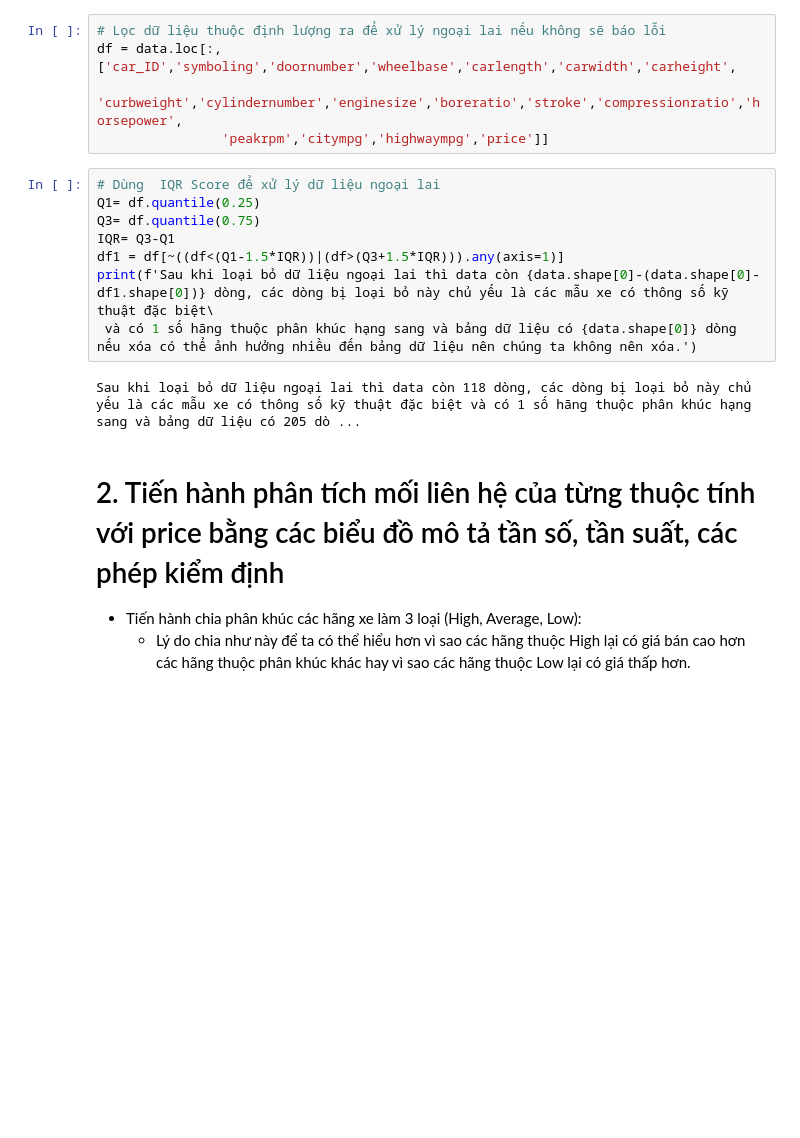
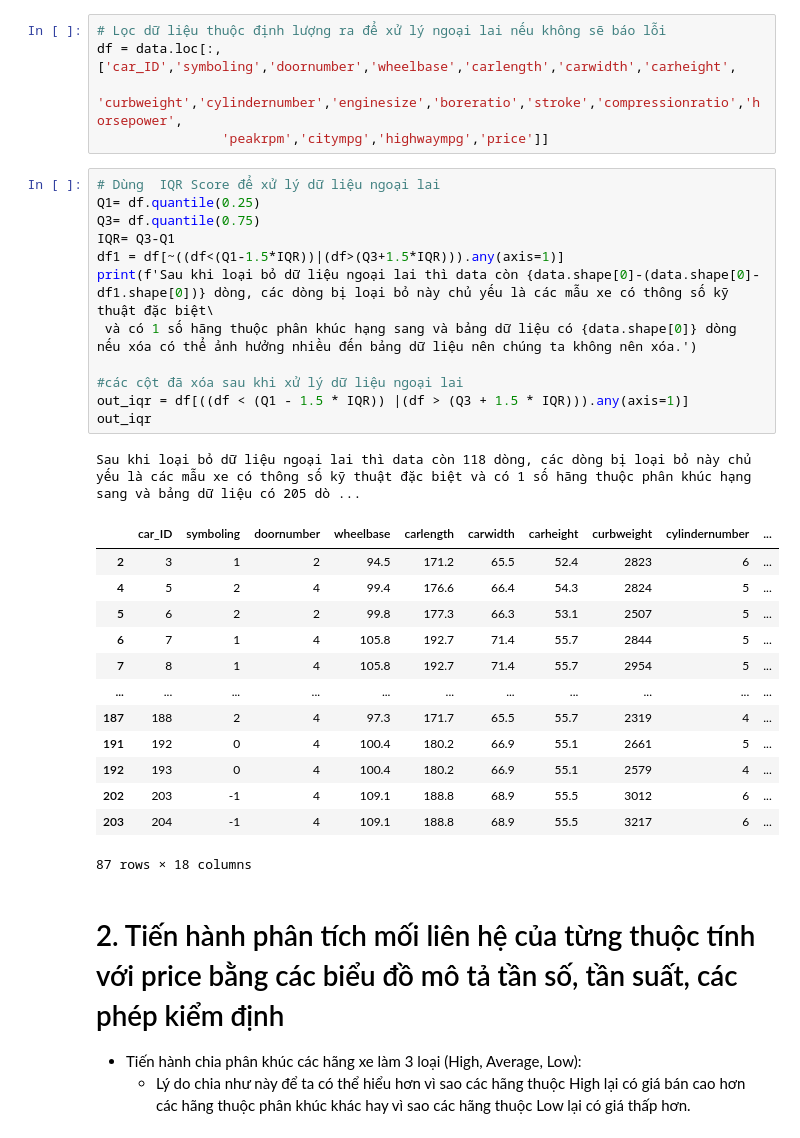
Before and after one commit to TVVY/Bai-Tap-DA-Tren-Leanr, a Jupyter notebook: Case Study/Case Study Tạ Văn Vỹ.ipynb, the cells around one changed output. Cells and saved outputs as stored; diff of their text form; blank space fills up the shorter version.

```diff
--- a/Case Study/Case Study Tạ Văn Vỹ.ipynb
+++ b/Case Study/Case Study Tạ Văn Vỹ.ipynb
@@ -196,13 +196,30 @@ df = data.loc[:,['car_ID','symboling','doornumber','wheelbase','carlength','carw
 # %%
 # Dùng  IQR Score để xử lý dữ liệu ngoại lai
 Q1= df.quantile(0.25)
 Q3= df.quantile(0.75)
 IQR= Q3-Q1
 df1 = df[~((df<(Q1-1.5*IQR))|(df>(Q3+1.5*IQR))).any(axis=1)]
 print(f'Sau khi loại bỏ dữ liệu ngoại lai thì data còn {data.shape[0]-(data.shape[0]-df1.shape[0])} dòng, các dòng bị loại bỏ này chủ yếu là các mẫu xe có thông số kỹ thuật đặc biệt\
  và có 1 số hãng thuộc phân khúc hạng sang và bảng dữ liệu có {data.shape[0]} dòng nếu xóa có thể ảnh hưởng nhiều đến bảng dữ liệu nên chúng ta không nên xóa.')
+
+#các cột đã xóa sau khi xử lý dữ liệu ngoại lai
+out_iqr = df[((df < (Q1 - 1.5 * IQR)) |(df > (Q3 + 1.5 * IQR))).any(axis=1)]
+out_iqr
 # %% [output]
 Sau khi loại bỏ dữ liệu ngoại lai thì data còn 118 dòng, các dòng bị loại bỏ này chủ yếu là các mẫu xe có thông số kỹ thuật đặc biệt và có 1 số hãng thuộc phân khúc hạng sang và bảng dữ liệu có 205 dò ...
+|  | car_ID | symboling | doornumber | wheelbase | carlength | carwidth | carheight | curbweight | cylindernumber | ... |
+| 2 | 3 | 1 | 2 | 94.5 | 171.2 | 65.5 | 52.4 | 2823 | 6 | ... |
+| 4 | 5 | 2 | 4 | 99.4 | 176.6 | 66.4 | 54.3 | 2824 | 5 | ... |
+| 5 | 6 | 2 | 2 | 99.8 | 177.3 | 66.3 | 53.1 | 2507 | 5 | ... |
+| 6 | 7 | 1 | 4 | 105.8 | 192.7 | 71.4 | 55.7 | 2844 | 5 | ... |
+| 7 | 8 | 1 | 4 | 105.8 | 192.7 | 71.4 | 55.7 | 2954 | 5 | ... |
+| ... | ... | ... | ... | ... | ... | ... | ... | ... | ... | ... |
+| 187 | 188 | 2 | 4 | 97.3 | 171.7 | 65.5 | 55.7 | 2319 | 4 | ... |
+| 191 | 192 | 0 | 4 | 100.4 | 180.2 | 66.9 | 55.1 | 2661 | 5 | ... |
+| 192 | 193 | 0 | 4 | 100.4 | 180.2 | 66.9 | 55.1 | 2579 | 4 | ... |
+| 202 | 203 | -1 | 4 | 109.1 | 188.8 | 68.9 | 55.5 | 3012 | 6 | ... |
+| 203 | 204 | -1 | 4 | 109.1 | 188.8 | 68.9 | 55.5 | 3217 | 6 | ... |
+87 rows × 18 columns
 # %% [markdown]
 # 2. Tiến hành phân tích mối liên hệ của từng thuộc tính với price bằng các biểu đồ mô tả tần số, tần suất, các phép kiểm định
 - Tiến hành chia phân khúc các hãng xe làm 3 loại (High, Average, Low):
```
Also changed, not shown: parts of 4 cells of this notebook.
